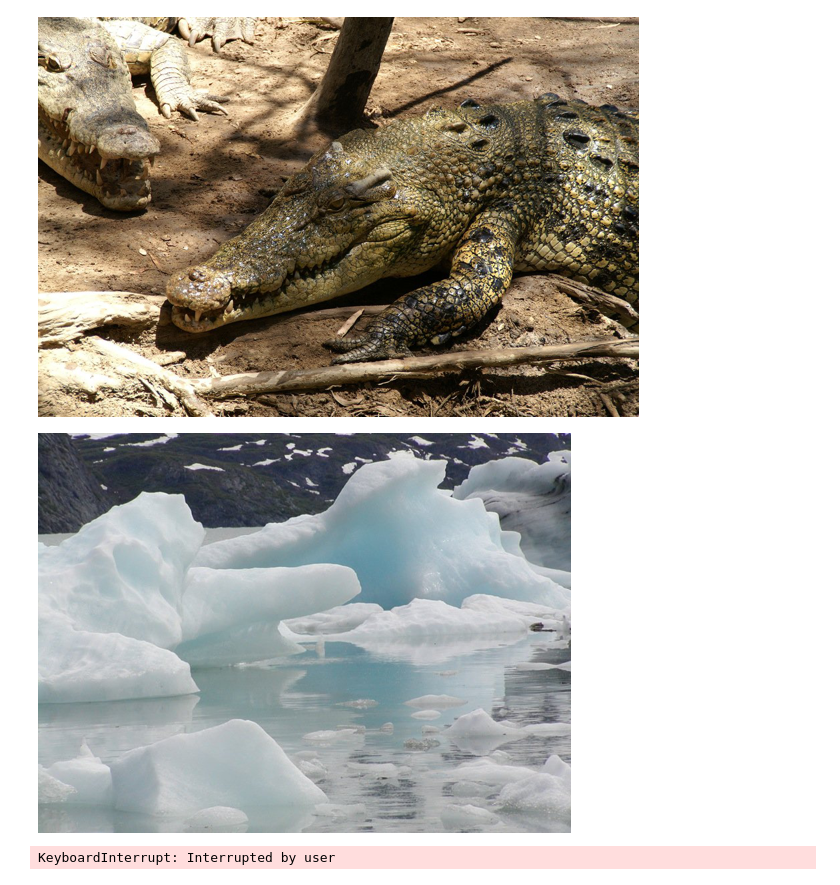
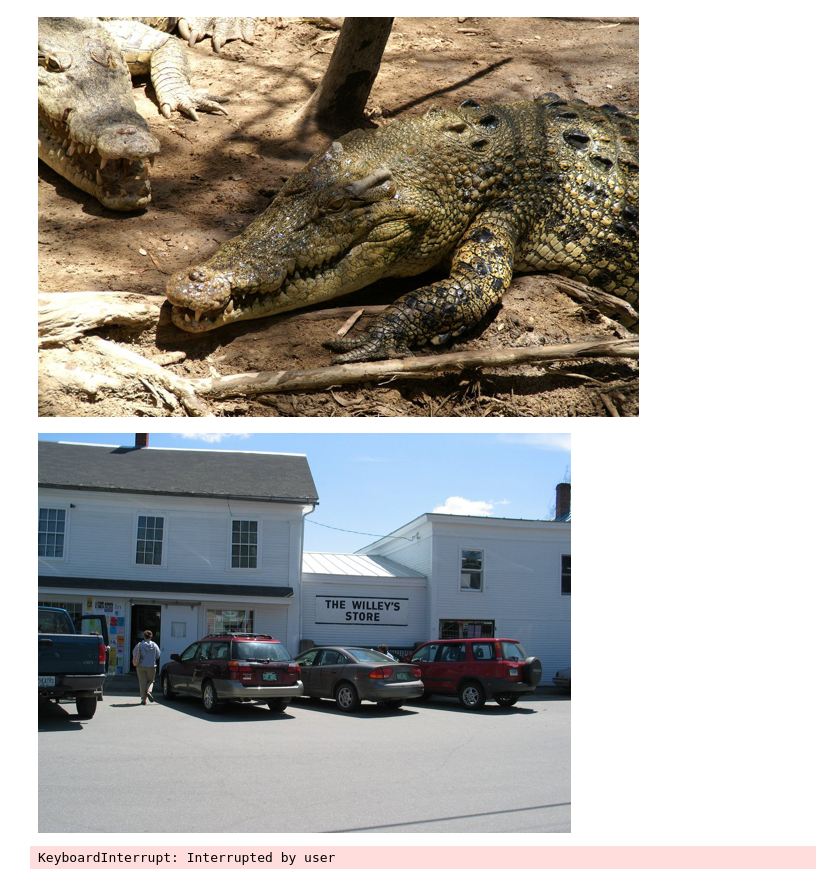
Before and after one commit to ematteli/VisionProject, a Jupyter notebook: GeoEstimation/resources/classifier_localizable.ipynb, the cells around one changed output. Cells and saved outputs as stored; diff of their text form; code cells hidden in the pictures.

```diff
--- a/GeoEstimation/resources/classifier_localizable.ipynb
+++ b/GeoEstimation/resources/classifier_localizable.ipynb
@@ -6,4 +9,4 @@ import numpy as np
 # %%
-csv_file = "im2gps_places365.csv"
+csv_file = "im2gps3k_places365.csv"
 im_ds = pd.read_csv(csv_file)
 # %%
@@ -35,16 +37,18 @@ display(view_im)
 # %%
 for i in range(im_ds.shape[0]):
     if np.isnan(im_ds.loc[i,'LOC']):
         image = im_ds.loc[i]['IMG_ID']
-        path = "images/im2gps/{}".format(image)
+        path = "images/im2gps3ktest/{}".format(image)
         view_im = Image.open(path)
         view_im.thumbnail([800, 400])
         display(view_im)
         localizzabile = input("Valore 0 non localizzabile, 2 localizzabile, 1 borderline: ")
+        while localizzabile not in ['1','2','3','q']:
+            input("deve essere 1,2 o 3! riprova: ")
         im_ds.loc[i,'LOC']=localizzabile
         clear_output(wait=True)
 # %% [output]
-[figure, old version]
+[figure, new version]
 KeyboardInterrupt: Interrupted by user
 # %%
 im_ds
```
Also changed, not shown: parts of 8 cells of this notebook, 1 other file.
